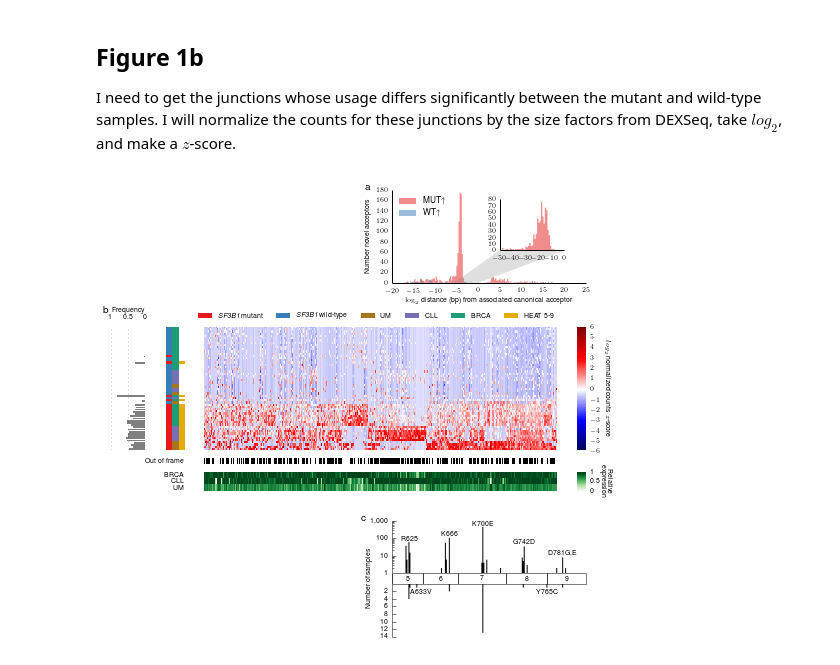
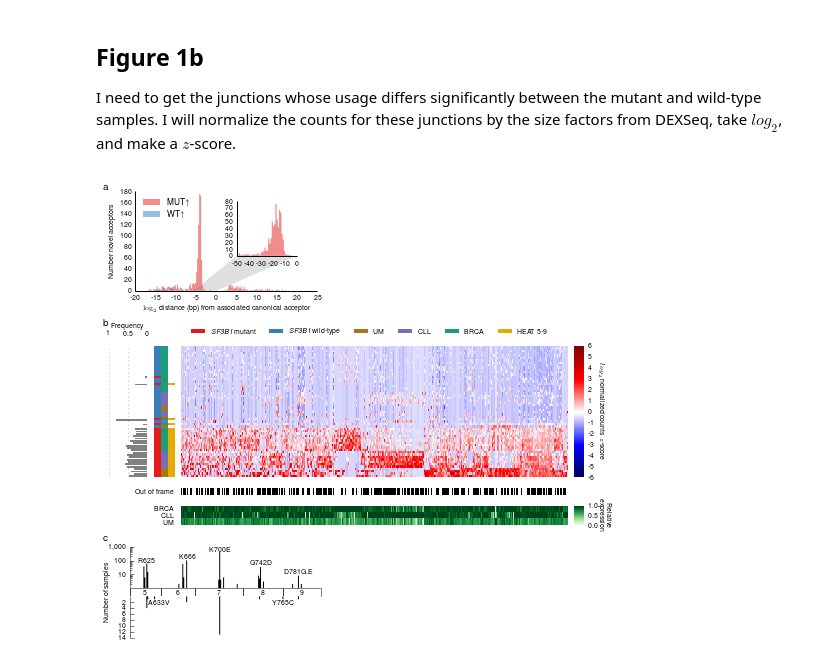
Before and after one commit to cdeboever3/deboever-sf3b1-2015, a Jupyter notebook: notebooks/figure01.ipynb, the cells around one changed output. Cells and saved outputs as stored; diff of their text form; code cells hidden in the pictures.

Commit message:
Updates to fig01, remove tex font
Reorganized Figure 1 so that the spacing is better. Changed fonts in
Figures 1 and 4 so that I'm not using the tex font as much as possible
for consistency.

```diff
--- a/notebooks/figure01.ipynb
+++ b/notebooks/figure01.ipynb
@@ -105,7 +105,7 @@ def get_log_dists(res):
     wt_dists = pd.concat([-1 * t, t2])
     return mut_dists, wt_dists
 
-def plot_hist(res, ax, letter_label):
+def plot_hist(res, ax, letter_label=None):
     mut_dists, wt_dists = get_log_dists(res)
     if mut_dists.shape[0] > 0:
         ax.hist(mut_dists, bins=arange(-20, 21.25, 0.25),
@@ -124,12 +124,15 @@ def plot_hist(res, ax, letter_label):
     for l in ax.get_xticklines() + ax.get_yticklines():
         l.set_markersize(0)
     lgd = ax.legend(loc='upper left',frameon=False)
+    ax.xaxis.set_major_formatter(ds.comma_format)
+    ax.yaxis.set_major_formatter(ds.comma_format)
 
-    offset = 0.14 * (ax.get_xlim()[1] - ax.get_xlim()[0])
-    t = ax.text(ax.get_xlim()[0] - offset,
-                ax.get_ylim()[1],
-                letter_label, weight='bold',
-                size=ds.subfigure_label_fontsize)
+    if letter_label:
+        offset = 0.14 * (ax.get_xlim()[1] - ax.get_xlim()[0])
+        t = ax.text(ax.get_xlim()[0] - offset,
+                    ax.get_ylim()[1],
+                    letter_label, weight='bold',
+                    size=ds.subfigure_label_fontsize)
     return ax
 
 def plot_polygon(ax):
@@ -160,6 +163,8 @@ def plot_little_hist(res, ax):
     ax.spines['top'].set_visible(False)
     for l in ax.get_xticklines() + ax.get_yticklines():
         l.set_markersize(0)
+    ax.xaxis.set_major_formatter(ds.comma_format)
+    ax.yaxis.set_major_formatter(ds.comma_format)
 # %% [markdown]
 ## Format COSMIC data
 
@@ -279,18 +302,18 @@ gc.columns = ['BRCA','CLL','UM']
 gc = (gc.T / gc.max(axis=1)).T
 # %%
 fig = plt.figure(figsize=(7.2, 6.5), dpi=600)
-outer_gs = gridspec.GridSpec(3, 2,
-                             width_ratios=[0.56, 0.44,],
-                             height_ratios=[0.24, 0.46, 0.30])
 
 # A
-hist_ax = fig.add_subplot(outer_gs[0, 1])
-hist_ax = plot_hist(results, hist_ax, 'a')
+gs = gridspec.GridSpec(1, 1)
+hist_ax = fig.add_subplot(gs[0, 0])
+hist_ax = plot_hist(results, hist_ax)
+gs.tight_layout(fig, rect=[0, 0.7, 0.44, 1])
+
 
 # B
-gs = gridspec.GridSpecFromSubplotSpec(4, 4, subplot_spec=outer_gs[1, :],
-                                      width_ratios=[0.1, 0.05, 1, 0.025],
-                                      height_ratios=[0.05, 1, 0.05, 0.15])
+gs = gridspec.GridSpec(4, 4,
+                       width_ratios=[0.1, 0.05, 1, 0.025],
+                       height_ratios=[0.05, 1, 0.05, 0.15])
 
 ### heatmap axis
 heatmapAX = fig.add_subplot(gs[1,2])
@@ -327,10 +350,7 @@ freq_labelAX.text(1, 0, '0', ha='center')
 freq_labelAX.text(0.5, 0, '0.5', ha='center')
 freq_labelAX.text(0, 0, '1', ha='center')
 freq_labelAX.text(0.5, 1.1, 'Frequency', ha='center')
-offset = 0.16 * (freqAX.get_xlim()[1] - freqAX.get_xlim()[0])
-t = freq_labelAX.text(-0.2, 1.1,
-                      'b', weight='bold',
-                      size=ds.subfigure_label_fontsize)
+offset = 0.18 * (freqAX.get_xlim()[1] - freqAX.get_xlim()[0])
 
 ### colorbar axis
 colorbarAX = fig.add_subplot(gs[1,3])
@@ -342,6 +362,10 @@ for l in colorbarAX.get_yticklines():
     l.set_markersize(0)
 cb.set_label('$log_{2}$ normalized counts $z$-score',
              rotation=270, labelpad=10)
+#cb.ax.yaxis.set_major_formatter(ds.string_format)
+z = cb
+m = -1 * (len(cb.ax.get_yticks()) / 2)
+cb.ax.set_yticklabels(range(m, -1 * m + 1))
 
 ### sample colorbar axis
 sample_colorbarAX = fig.add_subplot(gs[1,1])
@@ -390,15 +414,15 @@ cb = colorbar(mappable=im, cax=exp_colorbarAX)
 cb.solids.set_edgecolor("face")
 cb.outline.set_linewidth(0)
 cb.set_ticks([0, 0.5, 1])
-cb.set_ticklabels(['0', '0.5', '1'])
 for l in exp_colorbarAX.get_yticklines():
     l.set_markersize(0)
 cb.set_label('Relative\nexpression',
              multialignment='center',
              rotation=270, labelpad=14)
+cb.ax.yaxis.set_major_formatter(ds.string_format)
 
 ### legend axis
-legendAX = plt.subplot(gs[0,1:])
+legendAX = fig.add_subplot(gs[0,1:])
 ds.clean_axis(legendAX)
 rectL = []
 labelL = []
@@ -419,15 +443,27 @@ lgd = legendAX.legend(rectL,labelL,loc='center',frameon=False,prop={'size':7},nc
 for p in lgd.get_patches():
     p.set_linewidth(0)
 
+gs.tight_layout(fig, rect=[0, 0.24, 1, 0.7])
+
 # C
+gs = gridspec.GridSpec(3, 1,
+                       height_ratios=[1, 0.2, 1],
+                       hspace=0)
 
-gs = gridspec.GridSpecFromSubplotSpec(3, 1, subplot_spec=outer_gs[2, 1],
-                                      height_ratios=[1, 0.2, 1],
-                                      hspace=0)
+### SF3B1 mutations (C) ###
+ax = fig.add_subplot(gs[0,0])
+ds.clean_axis(ax)
+ax.spines['left'].set_visible(True)
 
-### plot histogram of SF3B1 mutations in COSMIC ###
-ax = fig.add_subplot(gs[0,0])
-# Plot HEAT repeats 5-9
+ax2 = fig.add_subplot(gs[1,0])
+ax2.get_xaxis().set_ticks([])
+ax2.get_yaxis().set_ticks([])
+
+ax3 = fig.add_subplot(gs[2,0])
+ds.clean_axis(ax3)
+ax3.spines['left'].set_visible(True)
+
+# Plot histogram of SF3B1 mutations in COSMIC
 xa = wang_heat[5]
 xb = wang_heat[10]
 lw = 0.5
@@ -454,13 +490,14 @@ ax.text(666.5, 135, 'K666', ha='center')
 ax.text(700.5, 500, 'K700E', ha='center')
 ax.text(742.5, 50, 'G742D', ha='center')
 ax.text(781.5, 12, 'D781G,E', ha='center')
+
+ax.set_yticklabels(['', '', '10', '100', '1,000'])
 ax.yaxis.set_ticks_position('left')
-ax.yaxis.set_major_formatter(ds.comma_format)
+#ax.yaxis.set_major_formatter(ds.comma_format)
 
 # Plot SF3B1 mutations from this study. We are going
 # to make this histogram point downward by flipping
 # the polygons that make up the histogram.
-ax3 = fig.add_subplot(gs[2,0])
 ax3.set_xticks([])
 ax3.spines['right'].set_visible(False)
 ax3.spines['top'].set_visible(False)
@@ -479,38 +516,42 @@ for rect in p:
     rect.set_linewidth(0)
 ax3.set_yticks(np.arange(0, yb, 2))
 ax3.set_yticklabels(range(1, int(yb) + 1)[::-2])
 ax3.yaxis.set_ticks_position('left')
 # Label passenger SF3B1 mutations
 ax3.text(637.5, yb - 2.75, 'A633V', ha='center')
 ax3.text(765.5, yb - 2.75, 'Y765C', ha='center')
 ax3.spines['left'].set_linewidth(lw)
 xa,xb = ax3.set_xlim(xa, xb)
 
 # Plot HEAT repeats
-ax2 = fig.add_subplot(gs[1,0])
 ax2.set_xticks([])
 ax2.set_yticks([])
 for s in ax2.spines.values():
     s.set_linewidth(lw)
 for r in range(5, 10):
     ax2.vlines(wang_heat[r], 0, 1, linewidth=lw)
     ax2.vlines(wang_heat[r + 1], 0, 1, linewidth=lw)
     ax2.text(np.mean([wang_heat[r], wang_heat[r + 1]]),
              0.5, str(r), ha='center', va='center')
 xa, xb = ax2.set_xlim(xa, xb)
+
+gs.tight_layout(fig, rect=[0, 0, 0.44, 0.24],
+                h_pad=0)
 ax2.set_ylabel('Number of samples', labelpad=20)
-offset = 0.16 * (ax.get_xlim()[1] - ax.get_xlim()[0])
-t = ax.text(ax.get_xlim()[0] - offset,
-            ax.get_ylim()[1],
-            'c', weight='bold',
-            size=ds.subfigure_label_fontsize)
 
-outer_gs.tight_layout(fig, w_pad=1)
+fig.text(0.005, 0.98, 'a', weight='bold',
+         size=ds.subfigure_label_fontsize)
+
+fig.text(0.005, 0.69, 'b', weight='bold',
+         size=ds.subfigure_label_fontsize)
+
+fig.text(0.005, 0.23, 'c', weight='bold',
+         size=ds.subfigure_label_fontsize)
 
 hist_ax, ax2 = plot_polygon(hist_ax)
 plot_little_hist(results, ax2)
 
 fig.savefig(os.path.join(outdir, 'figure01.pdf'),
             transparent=True, dpi=600)
 # %% [output]
-[figure, old version]
+[figure, new version]
```
Also changed, not shown: parts of 1 cell of this notebook, 3 other files.
